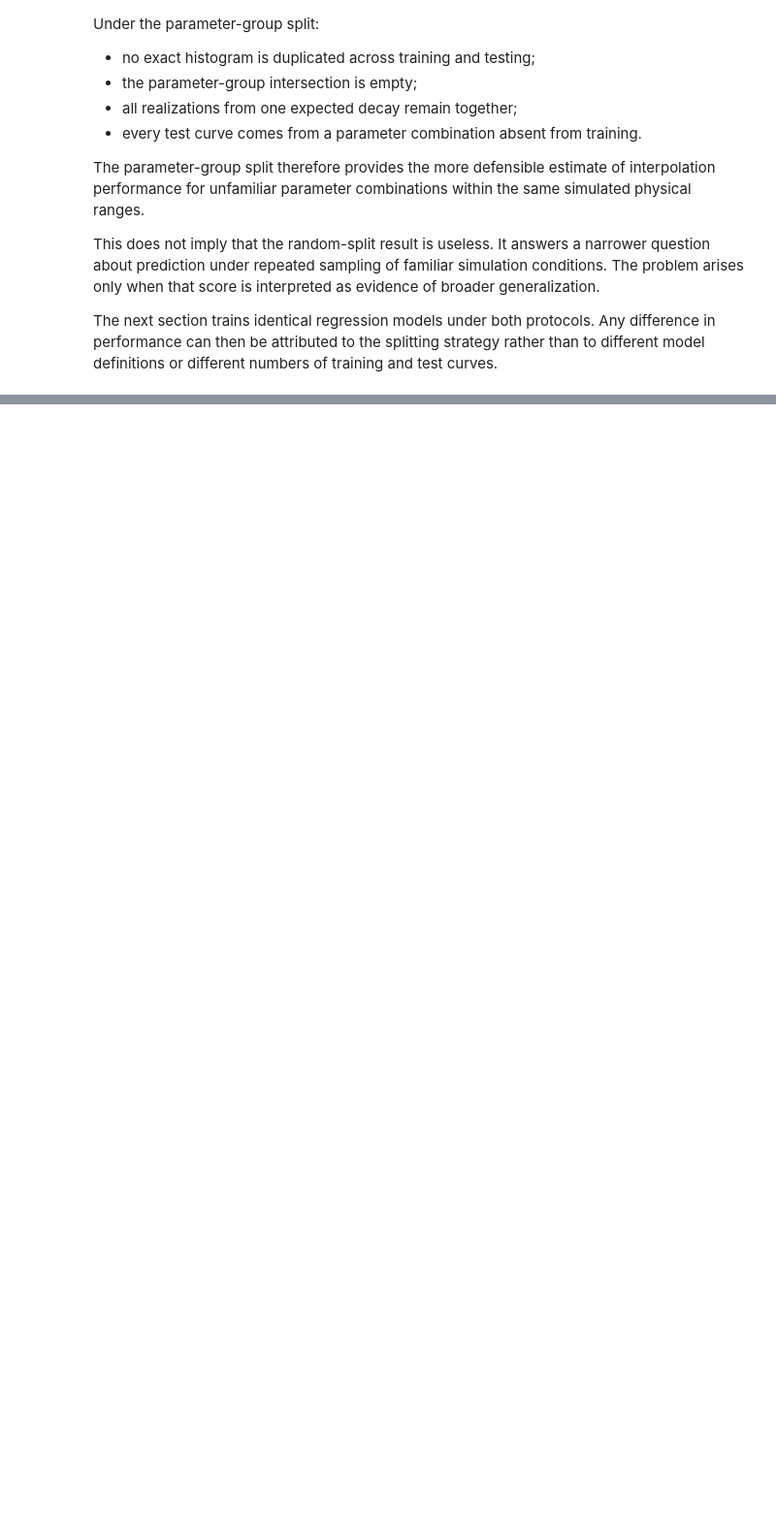
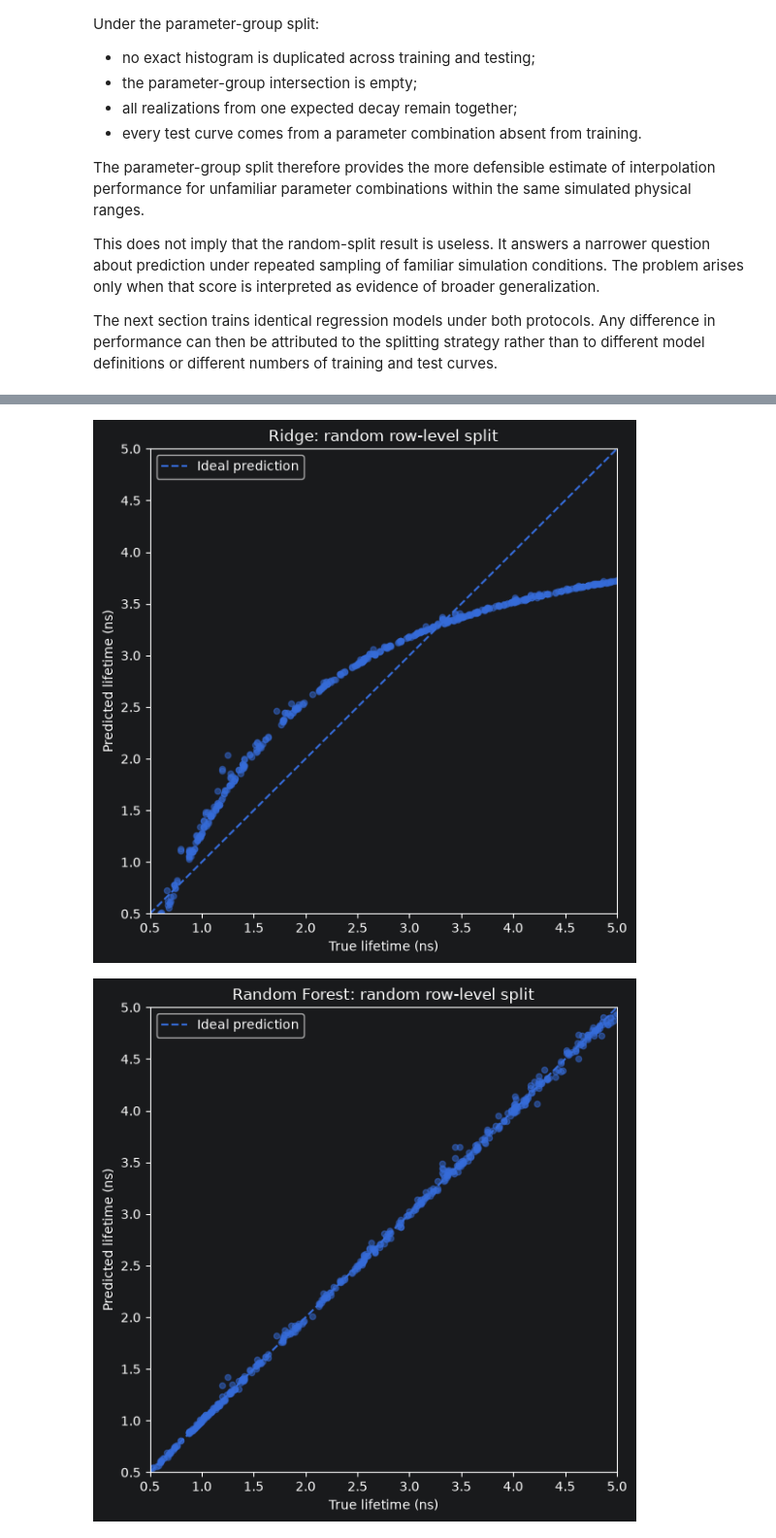
Before and after one commit to moryev/tcspc-lifetime-toolkit, a Jupyter notebook: notebooks/05_data_leakage_and_grouped_evaluation.ipynb, the cells around one changed output, grey strips where cells are left out. Shown at 97% size. Cells and saved outputs as stored; diff of their text form; code cells hidden in the pictures; blank space fills up the shorter version.

Commit message:
amend notebook 05: add model training under both protocols (random and grouped splits)

```diff
--- a/notebooks/05_data_leakage_and_grouped_evaluation.ipynb
+++ b/notebooks/05_data_leakage_and_grouped_evaluation.ipynb
@@ -2181,0 +2465,20 @@ The next section trains identical regression models under both protocols. Any di
+# %%
+for model_name in expected_model_names:
+    assert predictions_random[model_name].ndim == 1
+    assert predictions_grouped[model_name].ndim == 1
+# %%
+for model_name in model_templates:
+    assert (
+        fitted_models_random[model_name]
+        is not fitted_models_grouped[model_name]
+    )
+
+    assert (
+        fitted_models_random[model_name]
+        is not model_templates[model_name]
+    )
+
+    assert (
+        fitted_models_grouped[model_name]
+        is not model_templates[model_name]
+    )
@@ -2181,0 +2661,35 @@ The next section trains identical regression models under both protocols. Any di
+# %%
+for model_name in [
+    "Ridge",
+    "Random Forest",
+    "Gradient Boosting",
+]:
+    plt.figure(figsize=(6, 6))
+
+    plt.scatter(
+        y_test_random,
+        predictions_random[model_name],
+        alpha=0.5,
+        s=20,
+    )
+
+    plt.plot(
+        lifetime_range_ns,
+        lifetime_range_ns,
+        linestyle="--",
+        label="Ideal prediction",
+    )
+
+    plt.xlabel("True lifetime (ns)")
+    plt.ylabel("Predicted lifetime (ns)")
+    plt.title(
+        f"{model_name}: random row-level split"
+    )
+    plt.xlim(lifetime_range_ns)
+    plt.ylim(lifetime_range_ns)
+    plt.legend()
+    plt.tight_layout()
+    plt.show()
+# %% [output]
+[figure, added]
+[figure, added]
```
Also changed, not shown: parts of 28 cells of this notebook.
